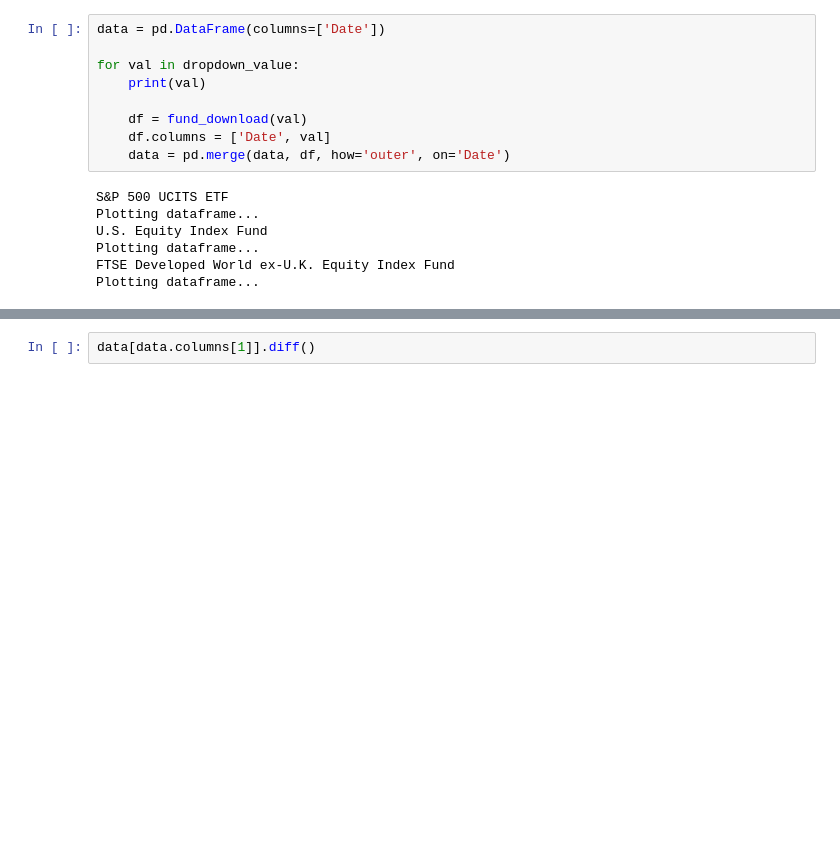
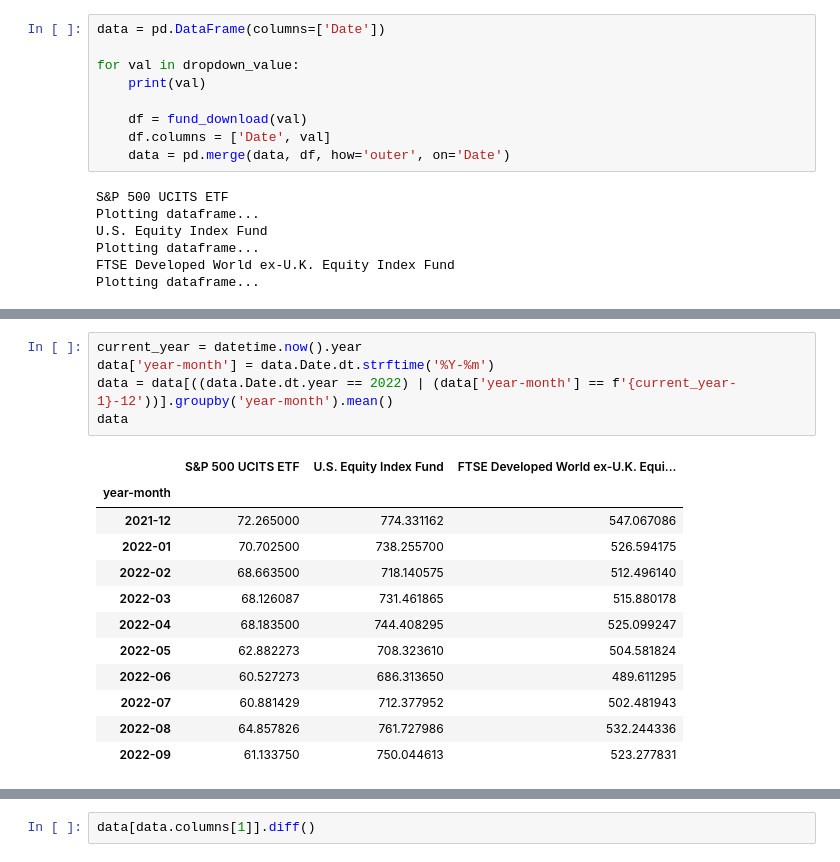
Before and after one commit to weronikazak/Intrinsic_Value, a Jupyter notebook: Vanguard/Plot_Exercises.ipynb, the cells around one changed output, grey strips where cells are left out. Drawn from its saved outputs; the diff is of its cells as text; blank space fills up the shorter version.

Commit message:
Exercises - monthly

```diff
--- a/Vanguard/Plot_Exercises.ipynb
+++ b/Vanguard/Plot_Exercises.ipynb
@@ -39,0 +40,18 @@ data
+# %%
+current_year = datetime.now().year
+data['year-month'] = data.Date.dt.strftime('%Y-%m')
+data = data[((data.Date.dt.year == 2022) | (data['year-month'] == f'{current_year-1}-12'))].groupby('year-month').mean()
+data
+# %% [output]
+|  | S&P 500 UCITS ETF | U.S. Equity Index Fund | FTSE Developed World ex-U.K. Equi... |
+| year-month |  |  |  |
+| 2021-12 | 72.265000 | 774.331162 | 547.067086 |
+| 2022-01 | 70.702500 | 738.255700 | 526.594175 |
+| 2022-02 | 68.663500 | 718.140575 | 512.496140 |
+| 2022-03 | 68.126087 | 731.461865 | 515.880178 |
+| 2022-04 | 68.183500 | 744.408295 | 525.099247 |
+| 2022-05 | 62.882273 | 708.323610 | 504.581824 |
+| 2022-06 | 60.527273 | 686.313650 | 489.611295 |
+| 2022-07 | 60.881429 | 712.377952 | 502.481943 |
+| 2022-08 | 64.857826 | 761.727986 | 532.244336 |
+| 2022-09 | 61.133750 | 750.044613 | 523.277831 |
```
Also changed, not shown: parts of 2 cells of this notebook, 13 other files.
